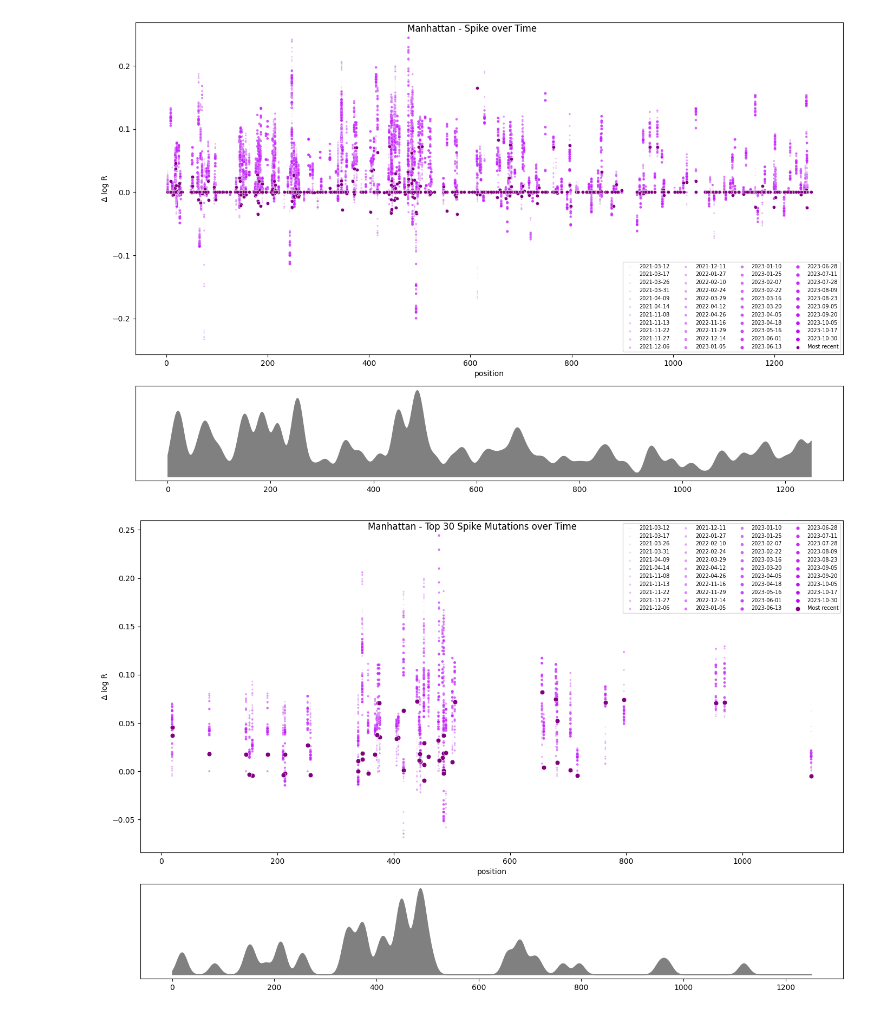
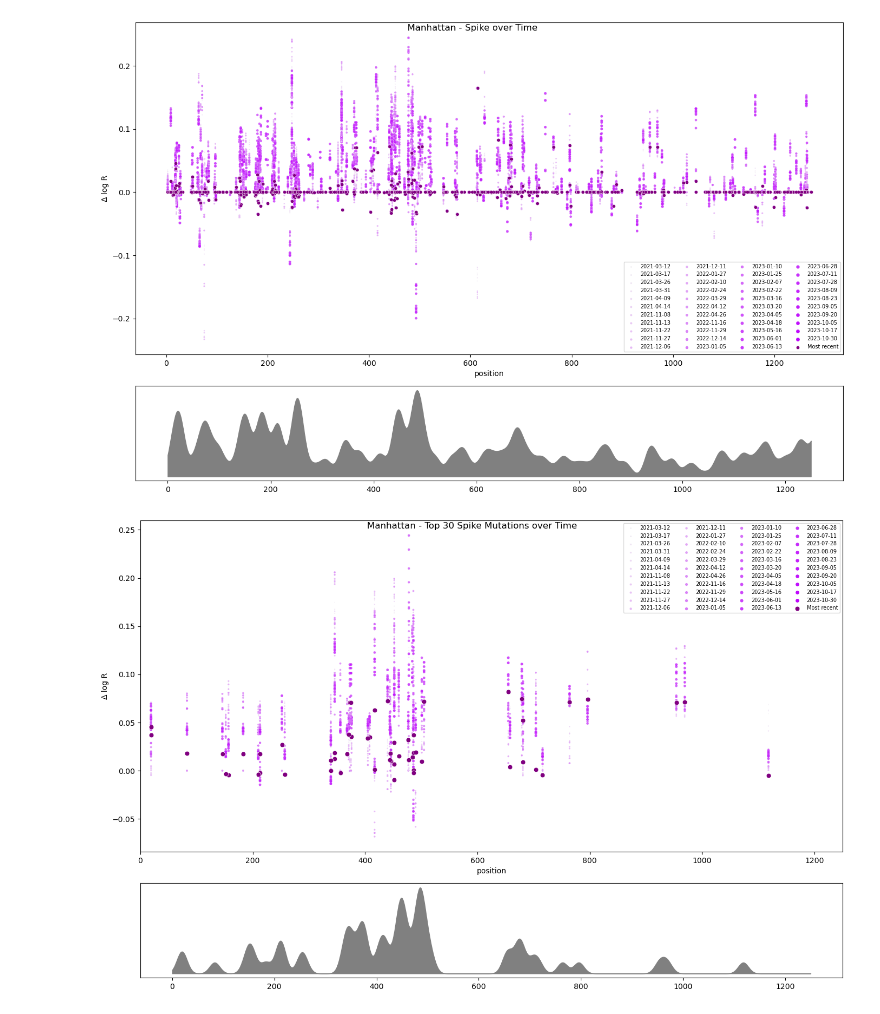
Before and after one commit to rachel-laing/retro, a Jupyter notebook: analyses/manhattans.ipynb, the cells around one changed output. Cells and saved outputs as stored; diff of their text form; code cells hidden in the pictures.

Commit message:
fix xlim in manhattan plots

```diff
--- a/analyses/manhattans.ipynb
+++ b/analyses/manhattans.ipynb
@@ -211,6 +211,8 @@ N = S[S['mutation'].isin(top_muts)]
 fig, axes = plt.subplots(2,1, figsize=(14,9), gridspec_kw={'height_ratios': [7, 2]})
 
 ax = axes[0]
+xlim = [0, 1250]
+ax.set_xlim(xlim)
 sns.scatterplot(x='position',
                 y='Δ log R',
                 hue='Run date',
@@ -229,31 +231,31 @@ sns.scatterplot(x='position',
                 s=40,
                 alpha=1,
                 color='purple',
                 label='Most recent',
                 ax=ax)
 
 ax.legend(ncol=4, fontsize=7)
 
 ax = axes[1]
 ax.set_yticks([])
 def plot_density(ax, positions):
     xlim = [0, 1250]
     num_points=1000
     # Fit KDE
     kde = KDE(kernel='gaussian', bandwidth=10).fit(np.array(positions).reshape(-1,1))
     x = np.linspace(xlim[0], xlim[1], num_points).reshape(-1,1)
     # Generate KDE curve
     y = np.exp(kde.score_samples(x))
 
     ax.fill_between(x.flatten(), np.zeros_like(y), y, color='gray')
 
     return kde
 
 kde = plot_density(axes[1], N['position'].tolist())
 
 
 fig.tight_layout()
 fig.suptitle(f'Manhattan - Top {n} Spike Mutations over Time');
 fig.savefig(f'../figs/DRAFT1_Manhattan_S_top{n}.png', dpi=150);
 # %% [output]
-[figure, old version]
+[figure, new version]
```
Also changed, not shown: parts of 2 cells of this notebook, 3 other files.
